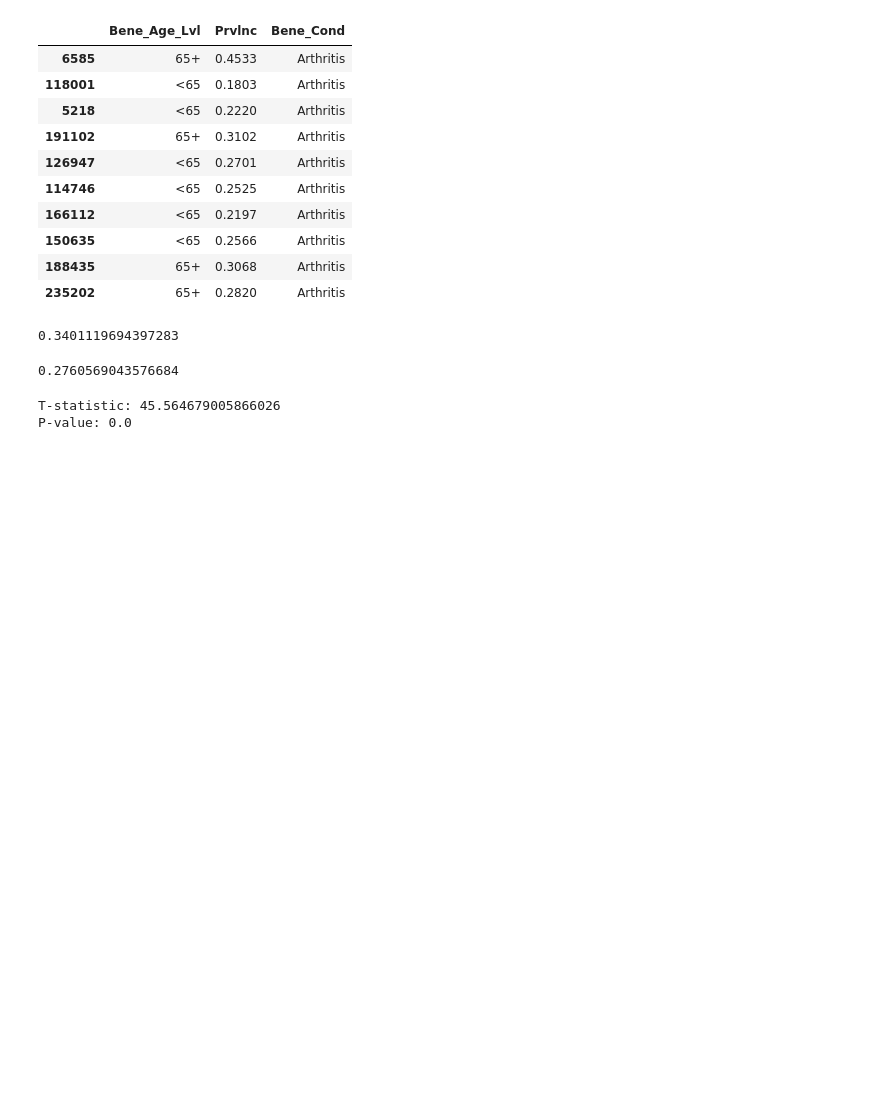
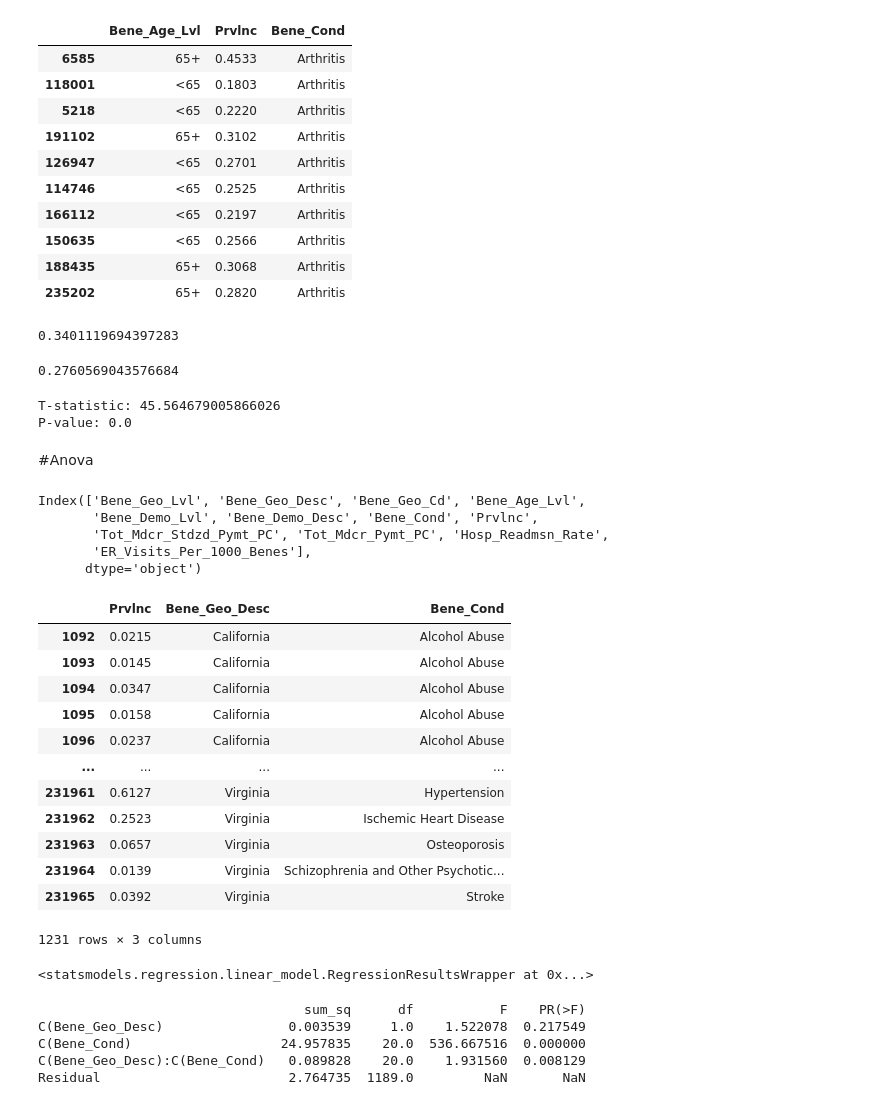
Before and after one commit to kkettip/datasci_5_statistics, a Jupyter notebook: datasci_5_statistics.ipynb, the cells around one changed output. Drawn from its saved outputs; the diff is of its cells as text; code cells hidden in the pictures; blank space fills up the shorter version.

```diff
--- a/datasci_5_statistics.ipynb
+++ b/datasci_5_statistics.ipynb
@@ -199,3 +199,5 @@ print(f"P-value: {p_val}")
 # %% [output]
 T-statistic: 45.564679005866026
 P-value: 0.0
+# %% [markdown]
+#Anova
@@ -201,0 +208,47 @@ P-value: 0.0
+# %%
+df3 = pd.read_csv('/content/Specific_Chronic_Conditions_2018_data.csv') # noqa
+
+df3.columns
+# %% [output]
+Index(['Bene_Geo_Lvl', 'Bene_Geo_Desc', 'Bene_Geo_Cd', 'Bene_Age_Lvl',
+       'Bene_Demo_Lvl', 'Bene_Demo_Desc', 'Bene_Cond', 'Prvlnc',
+       'Tot_Mdcr_Stdzd_Pymt_PC', 'Tot_Mdcr_Pymt_PC', 'Hosp_Readmsn_Rate',
+       'ER_Visits_Per_1000_Benes'],
+      dtype='object')
+# %%
+df3 = df3[['Prvlnc', 'Bene_Geo_Desc', 'Bene_Cond']]
+df3 = df3[((df3['Bene_Geo_Desc'] == 'California' ) | (df3['Bene_Geo_Desc'] == 'Virginia') | (df3['Bene_Geo_Desc'] == 'Chicago'))]
+# %%
+df3 = df3.dropna()
+# %%
+df3
+# %% [output]
+|  | Prvlnc | Bene_Geo_Desc | Bene_Cond |
+| 1092 | 0.0215 | California | Alcohol Abuse |
+| 1093 | 0.0145 | California | Alcohol Abuse |
+| 1094 | 0.0347 | California | Alcohol Abuse |
+| 1095 | 0.0158 | California | Alcohol Abuse |
+| 1096 | 0.0237 | California | Alcohol Abuse |
+| ... | ... | ... | ... |
+| 231961 | 0.6127 | Virginia | Hypertension |
+| 231962 | 0.2523 | Virginia | Ischemic Heart Disease |
+| 231963 | 0.0657 | Virginia | Osteoporosis |
+| 231964 | 0.0139 | Virginia | Schizophrenia and Other Psychotic... |
+| 231965 | 0.0392 | Virginia | Stroke |
+1231 rows × 3 columns
+# %%
+model = ols('Prvlnc ~ C(Bene_Geo_Desc) * C(Bene_Cond)', data=df3).fit()
+model
+# %% [output]
+<statsmodels.regression.linear_model.RegressionResultsWrapper at 0x...>
+# %%
+# Performing the two-way ANOVA
+anova_table = sm.stats.anova_lm(model, typ=2)
+
+print(anova_table)
+# %% [output]
+                                  sum_sq      df           F    PR(>F)
+C(Bene_Geo_Desc)                0.003539     1.0    1.522078  0.217549
+C(Bene_Cond)                   24.957835    20.0  536.667516  0.000000
+C(Bene_Geo_Desc):C(Bene_Cond)   0.089828    20.0    1.931560  0.008129
+Residual                        2.764735  1189.0         NaN       NaN
```
Also changed, not shown: parts of 1 cell of this notebook.
